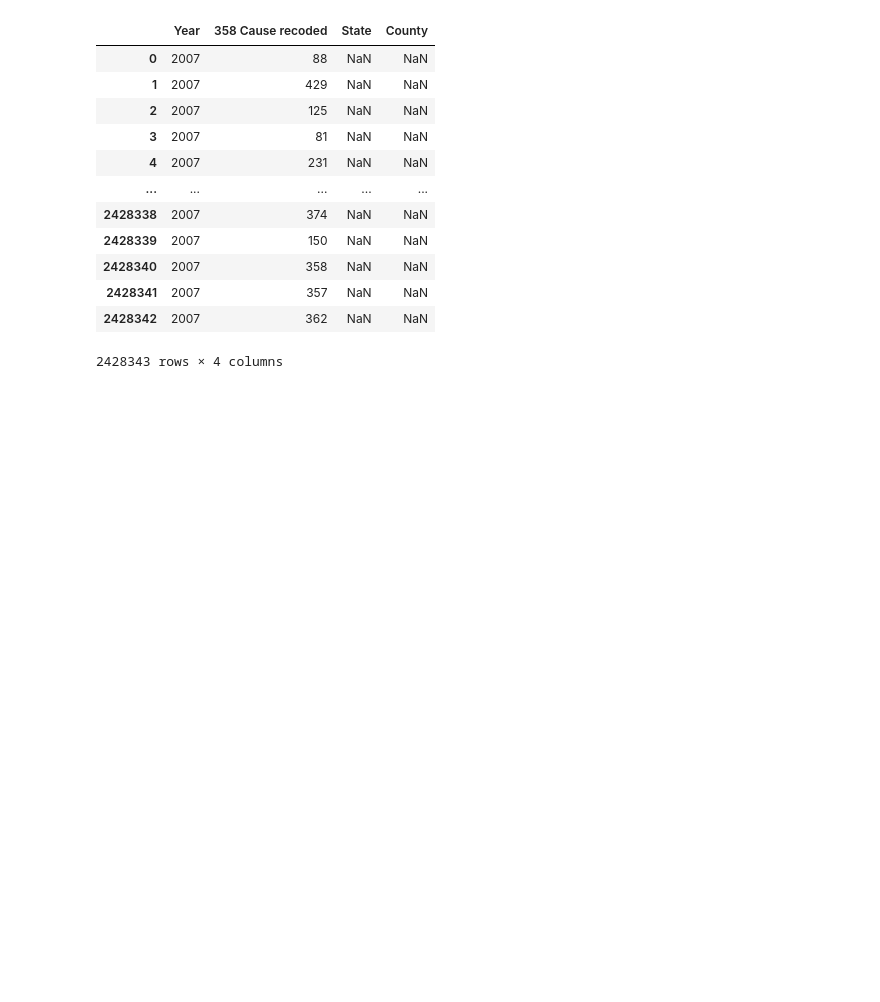
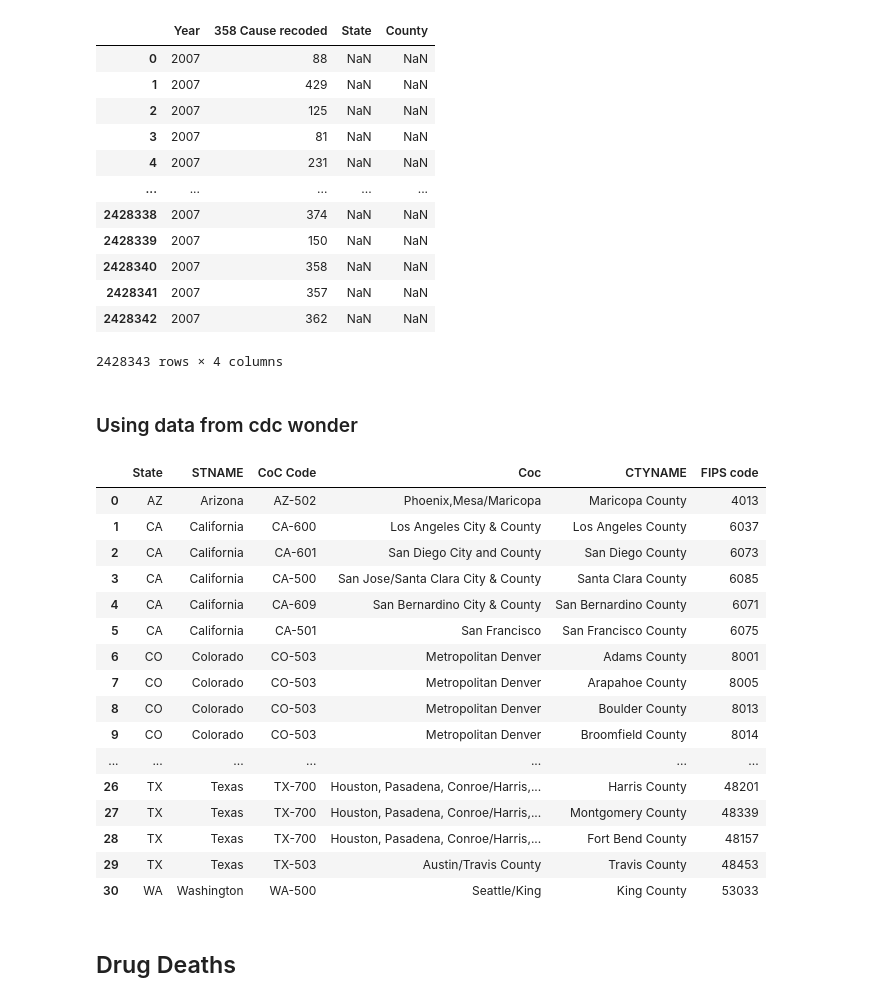
Before and after one commit to heath3rq/Python_Homelessness-Causal-Inference-Analysis, a Jupyter notebook: 10_code/mortality_data.ipynb, the cells around one changed output. Cells and saved outputs as stored; diff of their text form; code cells hidden in the pictures; blank space fills up the shorter version.

Commit message:
add issue 1 fix with wonder data

```diff
--- a/10_code/mortality_data.ipynb
+++ b/10_code/mortality_data.ipynb
@@ -37,3 +37,29 @@ data_07
 | 2428341 | 2007 | 357 | NaN | NaN |
 | 2428342 | 2007 | 362 | NaN | NaN |
 2428343 rows × 4 columns
+# %% [markdown]
+### Using data from cdc wonder
+# %%
+coc_mapping = pd.read_csv("COC mapping.csv")
+# %%
+coc_mapping
+# %% [output]
+|  | State | STNAME | CoC Code | Coc | CTYNAME | FIPS code |
+| 0 | AZ | Arizona | AZ-502 | Phoenix,Mesa/Maricopa | Maricopa County | 4013 |
+| 1 | CA | California | CA-600 | Los Angeles City & County | Los Angeles County | 6037 |
+| 2 | CA | California | CA-601 | San Diego City and County | San Diego County | 6073 |
+| 3 | CA | California | CA-500 | San Jose/Santa Clara City & County | Santa Clara County | 6085 |
+| 4 | CA | California | CA-609 | San Bernardino City & County | San Bernardino County | 6071 |
+| 5 | CA | California | CA-501 | San Francisco | San Francisco County | 6075 |
+| 6 | CO | Colorado | CO-503 | Metropolitan Denver | Adams County | 8001 |
+| 7 | CO | Colorado | CO-503 | Metropolitan Denver | Arapahoe County | 8005 |
+| 8 | CO | Colorado | CO-503 | Metropolitan Denver | Boulder County | 8013 |
+| 9 | CO | Colorado | CO-503 | Metropolitan Denver | Broomfield County | 8014 |
+| ... | ... | ... | ... | ... | ... | ... |
+| 26 | TX | Texas | TX-700 | Houston, Pasadena, Conroe/Harris,... | Harris County | 48201 |
+| 27 | TX | Texas | TX-700 | Houston, Pasadena, Conroe/Harris,... | Montgomery County | 48339 |
+| 28 | TX | Texas | TX-700 | Houston, Pasadena, Conroe/Harris,... | Fort Bend County | 48157 |
+| 29 | TX | Texas | TX-503 | Austin/Travis County | Travis County | 48453 |
+| 30 | WA | Washington | WA-500 | Seattle/King | King County | 53033 |
+# %% [markdown]
+## Drug Deaths
```
Also changed, not shown: parts of 28 cells of this notebook.
